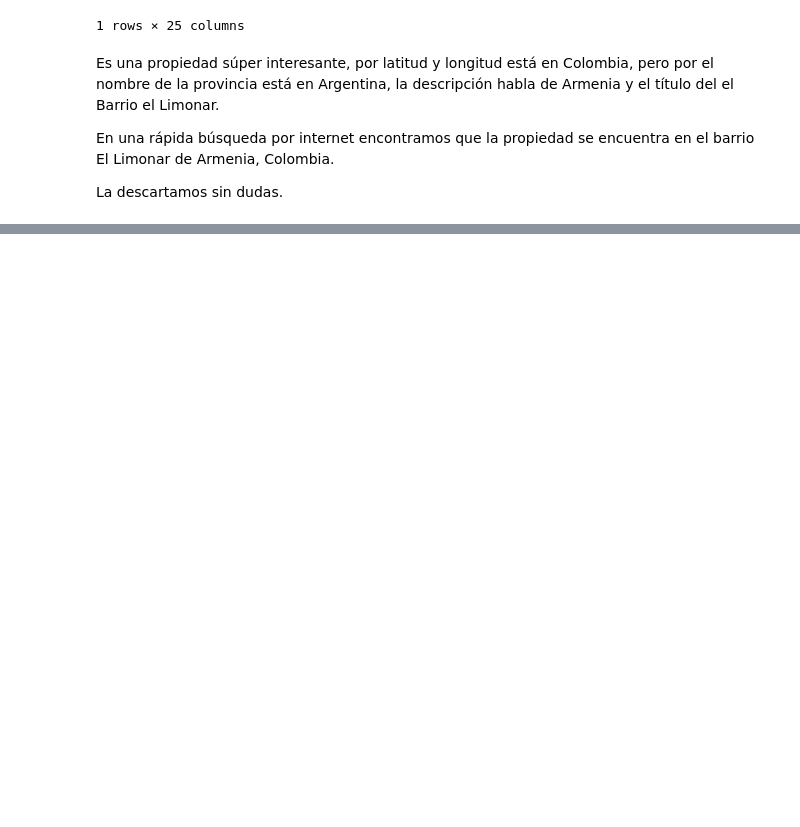
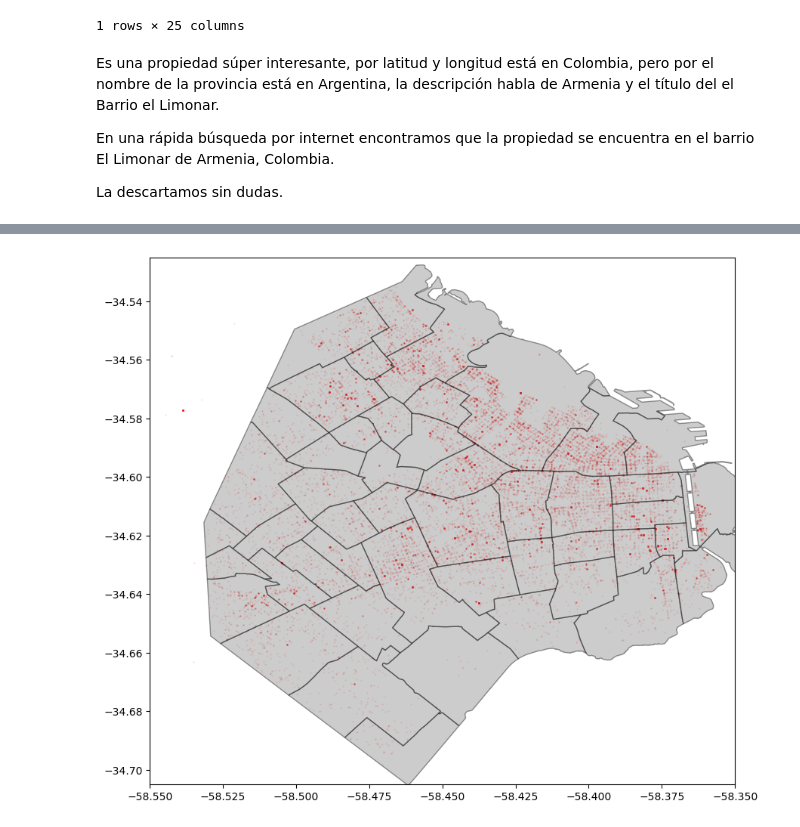
Before and after one commit to LuiosDyet/dh-ds-pi-1, a Jupyter notebook: lat-lon.ipynb, the cells around one changed output, grey strips where cells are left out. Drawn from its saved outputs; the diff is of its cells as text; code cells hidden in the pictures; blank space fills up the shorter version.

```diff
--- a/lat-lon.ipynb
+++ b/lat-lon.ipynb
@@ -249,0 +266,5 @@ La descartamos sin dudas.
+# %%
+# Primero veamos una visualización de los datos de Capital Federal para ver si parece haber una gran concentración
+# de propiedades en algún lugar específico o están dispersas por toda la ciudad.
+geo_location_data_gdf_capital = geo_location_data_gdf[data['state_name']=='Capital Federal']
+geo_location_data_gdf_capital['geometry']
@@ -249,0 +284,18 @@ La descartamos sin dudas.
+# %%
+# Ubicamos los puntos en el mapa
+df_barrios_capital = pd.read_csv('./barrios.csv', sep=',', encoding='latin-1')
+import shapely.wkt
+
+df_barrios_capital["WKT"] = df_barrios_capital["WKT"].apply(shapely.wkt.loads)
+df_barrios_capital = gpd.GeoDataFrame(df_barrios_capital, geometry='WKT')
+# %%
+geo_location_data_gdf_capital['geometry']
+fig, ax = plt.subplots(figsize=(10,20))
+
+geo_location_data_gdf_capital.plot(ax=ax, markersize=0.5, color='red', alpha=0.1)
+df_barrios_capital.plot(ax=ax, alpha=0.4, color='grey', edgecolor='black')
+plt.xlim(-58.55,-58.350)
+plt.ylim(-34.705,-34.525)
+plt.show()
+# %% [output]
+[figure, added]
```
Also changed, not shown: parts of 18 cells of this notebook, 6 other files.
